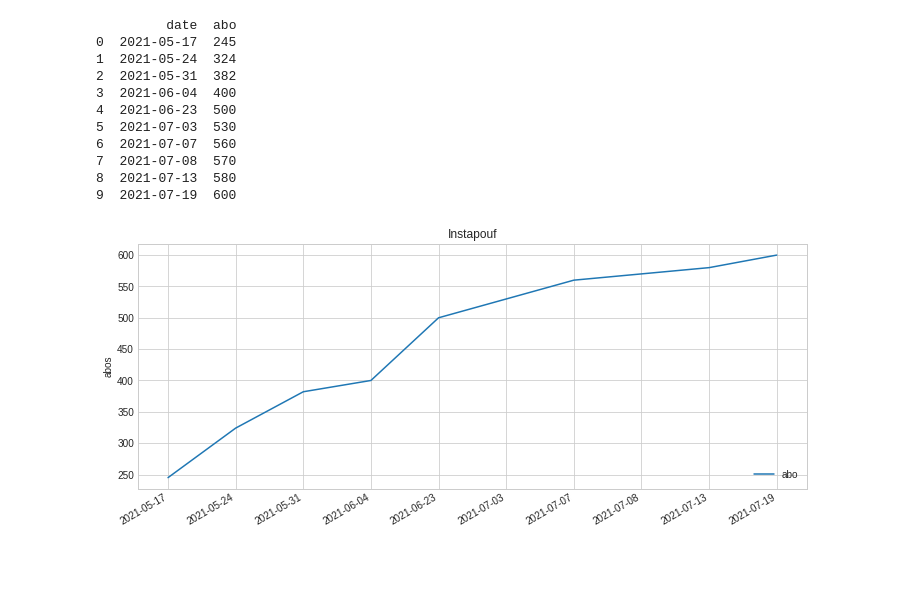
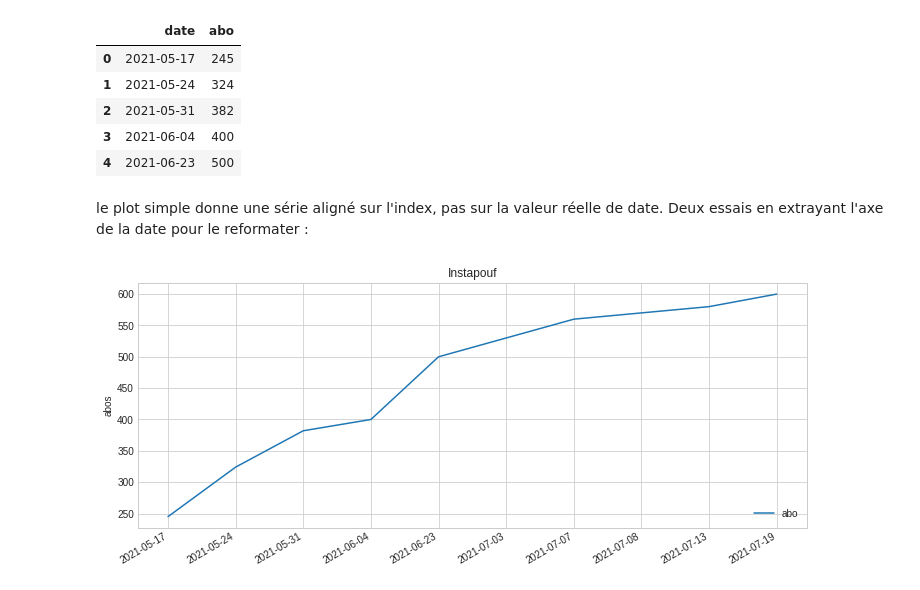
Before and after one commit to gruiick/openclassrooms-py, a Jupyter notebook: 06-python_analyze_data/data_pouf.ipynb, the cells around one changed output. Drawn from its saved outputs; the diff is of its cells as text; code cells hidden in the pictures; blank space fills up the shorter version.

```diff
--- a/06-python_analyze_data/data_pouf.ipynb
+++ b/06-python_analyze_data/data_pouf.ipynb
@@ -1,26 +1,24 @@
 # %%
 %matplotlib inline
 import matplotlib.pyplot as plt
 #import matplotlib.dates as mdates
 import datetime as dt
 import numpy as np
 plt.style.use('seaborn-whitegrid')
 import pandas as pd
 import seaborn as sns
-instapouf = pd.read_csv("instapouf.csv", sep=",")
-print(instapouf)
+instapouf = pd.read_csv("../../../gruiickode/python/04-plot/data/instapouf.csv", sep=",")
+#
+instapouf.head()
 # %% [output]
-         date  abo
-0  2021-05-17  245
-1  2021-05-24  324
-2  2021-05-31  382
-3  2021-06-04  400
-4  2021-06-23  500
-5  2021-07-03  530
-6  2021-07-07  560
-7  2021-07-08  570
-8  2021-07-13  580
-9  2021-07-19  600
+|  | date | abo |
+| 0 | 2021-05-17 | 245 |
+| 1 | 2021-05-24 | 324 |
+| 2 | 2021-05-31 | 382 |
+| 3 | 2021-06-04 | 400 |
+| 4 | 2021-06-23 | 500 |
+# %% [markdown]
+le plot simple donne une série aligné sur l'index, pas sur la valeur réelle de date. Deux essais en extrayant l'axe de la date pour le reformater :
 # %%
 # extract dates
 dates = instapouf['date']
```
Also changed, not shown: parts of 3 cells of this notebook, 1 other file.
